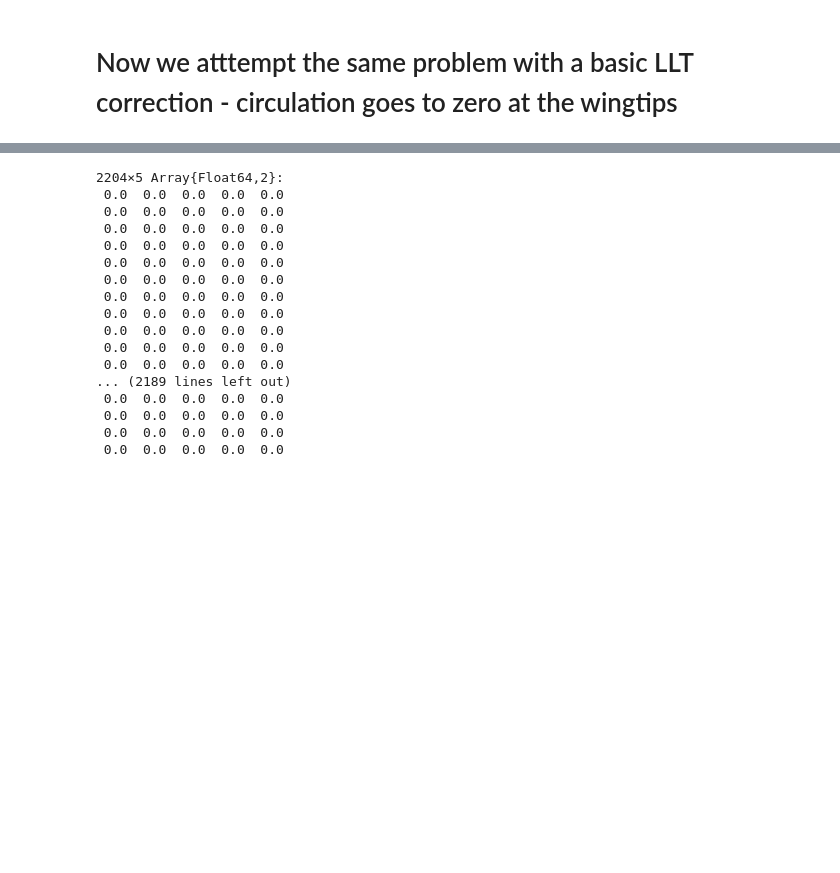
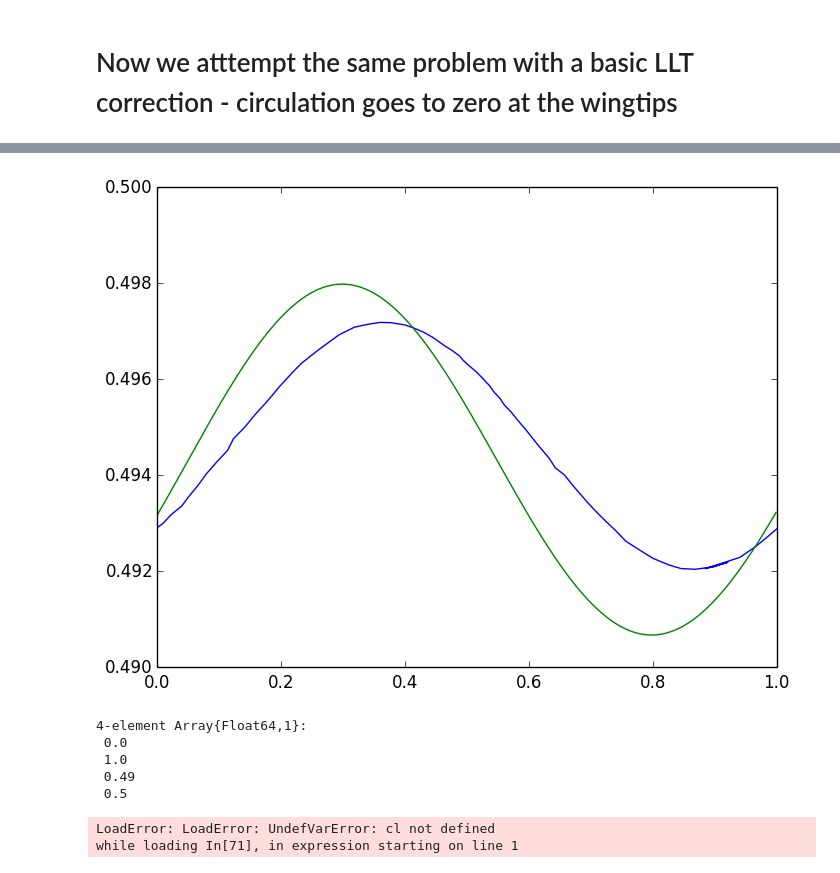
Before and after one commit to KiranRamesh-Aero/UnsteadyFlowSolvers.jl, a Jupyter notebook: Notebooks/Flexible_firstBending.ipynb, the cells around one changed output, grey strips where cells are left out. Cells and saved outputs as stored; diff of their text form; code cells hidden in the pictures; blank space fills up the shorter version.

```diff
--- a/Notebooks/Flexible_firstBending.ipynb
+++ b/Notebooks/Flexible_firstBending.ipynb
@@ -625,24 +482,2 @@ plot(a0dot3d[10,:])
 1-element Array{Any,1}:
  PyObject <matplotlib.lines.Line2D object at 0x...>
-# %%
-alpha = zeros(nsteps,n_span)
-h = zeros(nsteps,n_span)
-hdot = zeros(nsteps,n_span)
-# %% [output]
-2204×5 Array{Float64,2}:
- 0.0  0.0  0.0  0.0  0.0
- 0.0  0.0  0.0  0.0  0.0
- 0.0  0.0  0.0  0.0  0.0
- 0.0  0.0  0.0  0.0  0.0
- 0.0  0.0  0.0  0.0  0.0
- 0.0  0.0  0.0  0.0  0.0
- 0.0  0.0  0.0  0.0  0.0
- 0.0  0.0  0.0  0.0  0.0
- 0.0  0.0  0.0  0.0  0.0
- 0.0  0.0  0.0  0.0  0.0
- 0.0  0.0  0.0  0.0  0.0
-... (2189 lines left out)
- 0.0  0.0  0.0  0.0  0.0
- 0.0  0.0  0.0  0.0  0.0
- 0.0  0.0  0.0  0.0  0.0
- 0.0  0.0  0.0  0.0  0.0
@@ -665,0 +547,26 @@ sum_bcoeff = 0
+# %%
+Tn = T*c_d/u_d
+dlt = readcsv("../test/anto_cl.csv")
+plot(dlt[:,1]/Tn,dlt[:,2])
+t_th = W_mat[1][:,1]*c_d/u_d
+range = round(Int,(ncyc-1)*nsteps/ncyc)+1:nsteps
+tbyT = (t_th[range]-t_th[range[1]])/Tn
+plot(tbyT,W_cl[range]+0.17)
+
+
+
+#plot(W_mat[1][:,1]*c_d/u_d,W_cl)
+PyPlot.axis([0,1,0.49,0.5])
+# %% [output]
+[figure, added]
+4-element Array{Float64,1}:
+ 0.0
+ 1.0
+ 0.49
+ 0.5
+# %%
+plot(W_mat[1][:,1]*c_d/u_d,cl)
+#PyPlot.axis([0,120,0,1])
+# %% [output]
+LoadError: LoadError: UndefVarError: cl not defined
+while loading In[71], in expression starting on line 1
```
Also changed, not shown: parts of 38 cells of this notebook, 8 other files.
